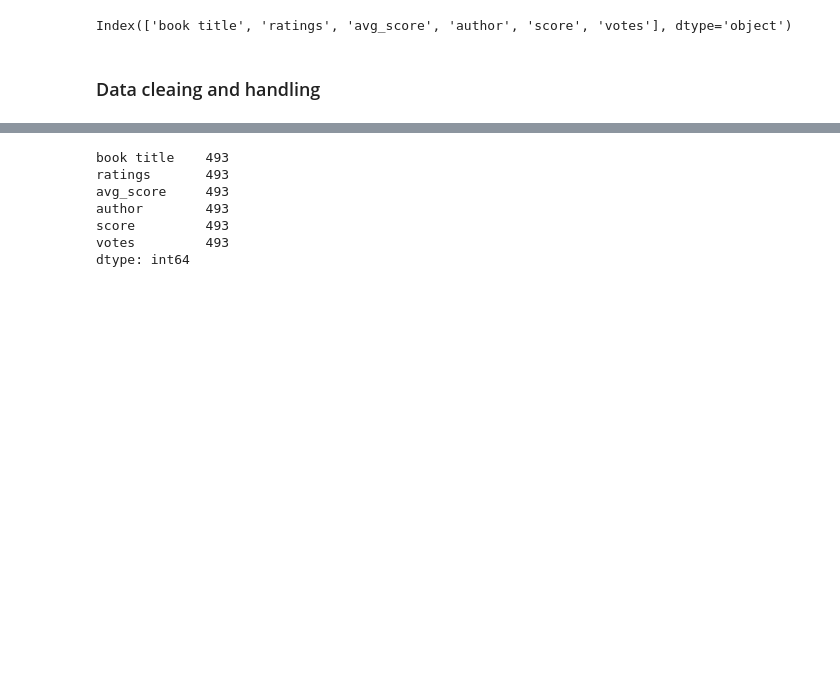
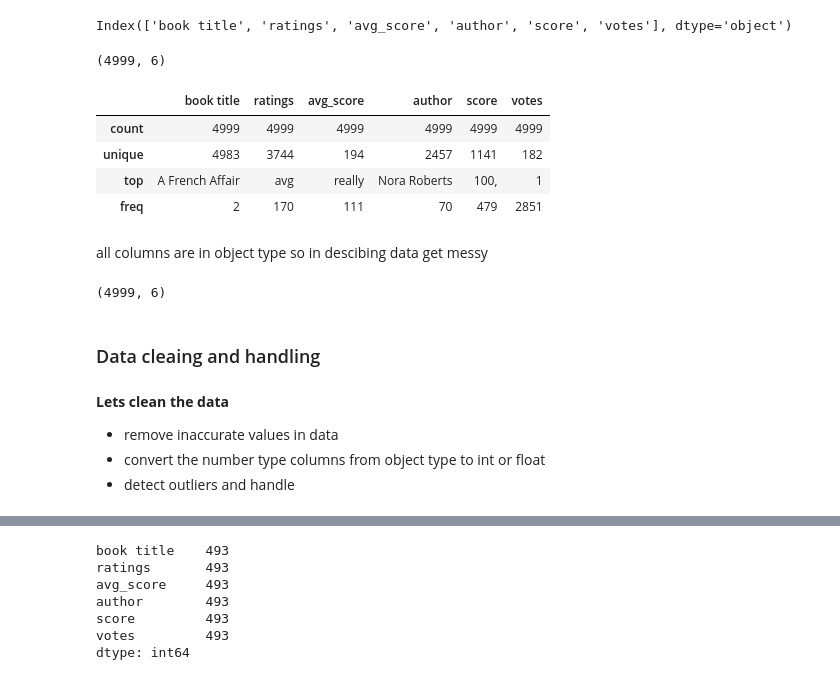
Before and after one commit to chandru1003/Data--Projects, a Jupyter notebook: Web scraping/Goodreads/Goodreads Web-Scraping.ipynb, the cells around one changed output, grey strips where cells are left out. Drawn from its saved outputs; the diff is of its cells as text; code cells hidden in the pictures; blank space fills up the shorter version.

Commit message:
data reporting

```diff
--- a/Web scraping/Goodreads/Goodreads Web-Scraping.ipynb
+++ b/Web scraping/Goodreads/Goodreads Web-Scraping.ipynb
@@ -183,5 +186,28 @@ data.to_csv('D:\webscrap\Goodreads\Romantic.csv')
 data.columns
 # %% [output]
 Index(['book title', 'ratings', 'avg_score', 'author', 'score', 'votes'], dtype='object')
+# %%
+data.shape
+# %% [output]
+(4999, 6)
+# %%
+data.describe()
+# %% [output]
+|  | book title | ratings | avg_score | author | score | votes |
+| count | 4999 | 4999 | 4999 | 4999 | 4999 | 4999 |
+| unique | 4983 | 3744 | 194 | 2457 | 1141 | 182 |
+| top | A French Affair | avg | really | Nora Roberts | 100, | 1 |
+| freq | 2 | 170 | 111 | 70 | 479 | 2851 |
+# %% [markdown]
+all columns are in object type so in descibing data get messy
+# %%
+data.shape
+# %% [output]
+(4999, 6)
 # %% [markdown]
 ###  Data cleaing and handling
+# %% [markdown]
+**Lets clean the data**
+   - remove inaccurate  values in data
+   - convert the number type columns from object type to int or float
+   - detect outliers and handle
```
Also changed, not shown: parts of 52 cells of this notebook, 1 other file.
